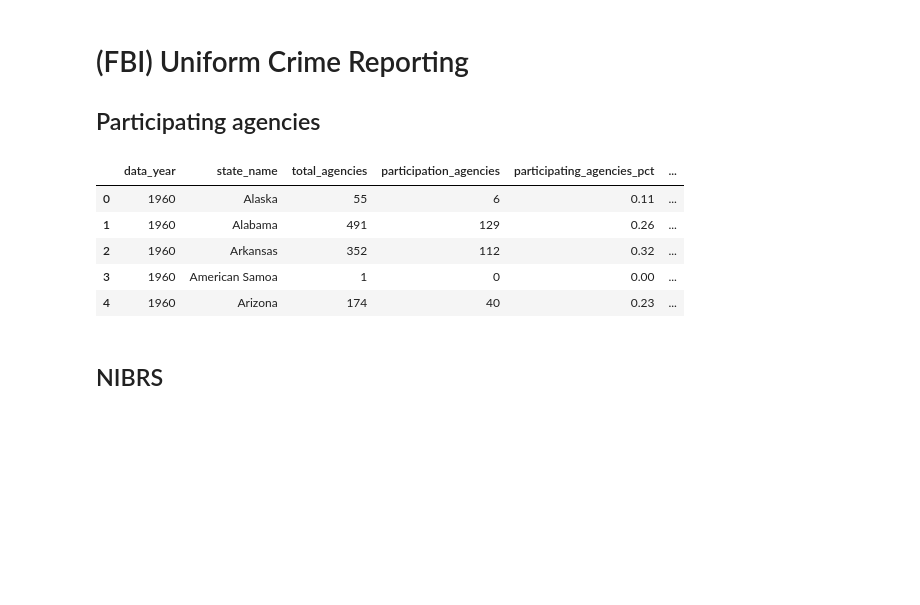
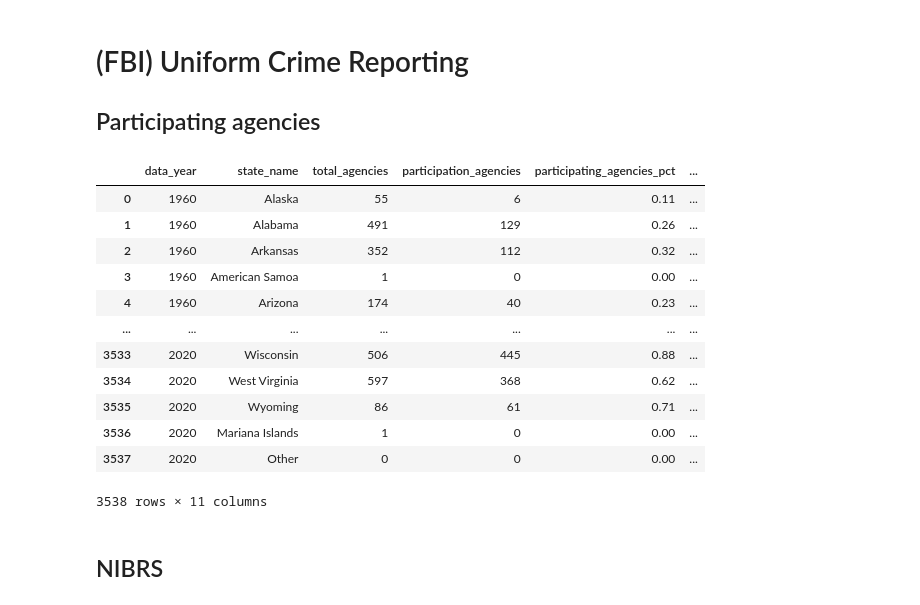
Before and after one commit to mitchv34/cdc_project, a Jupyter notebook: FBI UCR/test.ipynb, the cells around one changed output. Cells and saved outputs as stored; diff of their text form; code cells hidden in the pictures; blank space fills up the shorter version.

```diff
--- a/FBI UCR/test.ipynb
+++ b/FBI UCR/test.ipynb
@@ -7,14 +7,21 @@ import pandas as  pd
 # %%
 participation_data = pd.read_csv('./data/ucr_participation_1960_2020.csv')
 
-participation_data.head()
+participation_data
 # %% [output]
 |  | data_year | state_name | total_agencies | participation_agencies | participating_agencies_pct | ... |
 | 0 | 1960 | Alaska | 55 | 6 | 0.11 | ... |
 | 1 | 1960 | Alabama | 491 | 129 | 0.26 | ... |
 | 2 | 1960 | Arkansas | 352 | 112 | 0.32 | ... |
 | 3 | 1960 | American Samoa | 1 | 0 | 0.00 | ... |
 | 4 | 1960 | Arizona | 174 | 40 | 0.23 | ... |
+| ... | ... | ... | ... | ... | ... | ... |
+| 3533 | 2020 | Wisconsin | 506 | 445 | 0.88 | ... |
+| 3534 | 2020 | West Virginia | 597 | 368 | 0.62 | ... |
+| 3535 | 2020 | Wyoming | 86 | 61 | 0.71 | ... |
+| 3536 | 2020 | Mariana Islands | 1 | 0 | 0.00 | ... |
+| 3537 | 2020 | Other | 0 | 0 | 0.00 | ... |
+3538 rows × 11 columns
 # %% [markdown]
 ## NIBRS
 # %%
```
